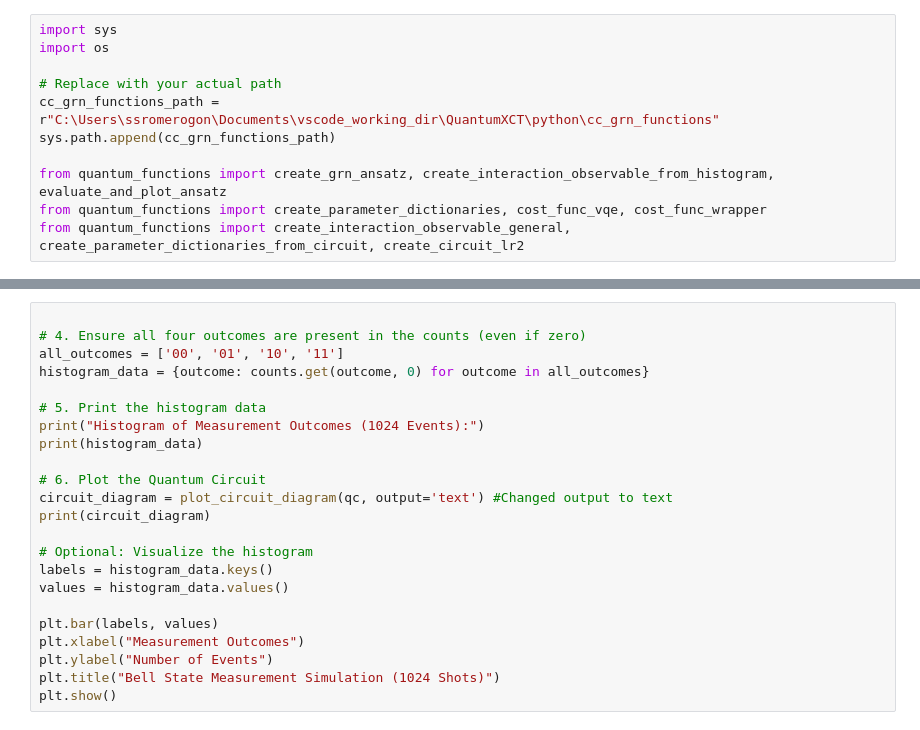
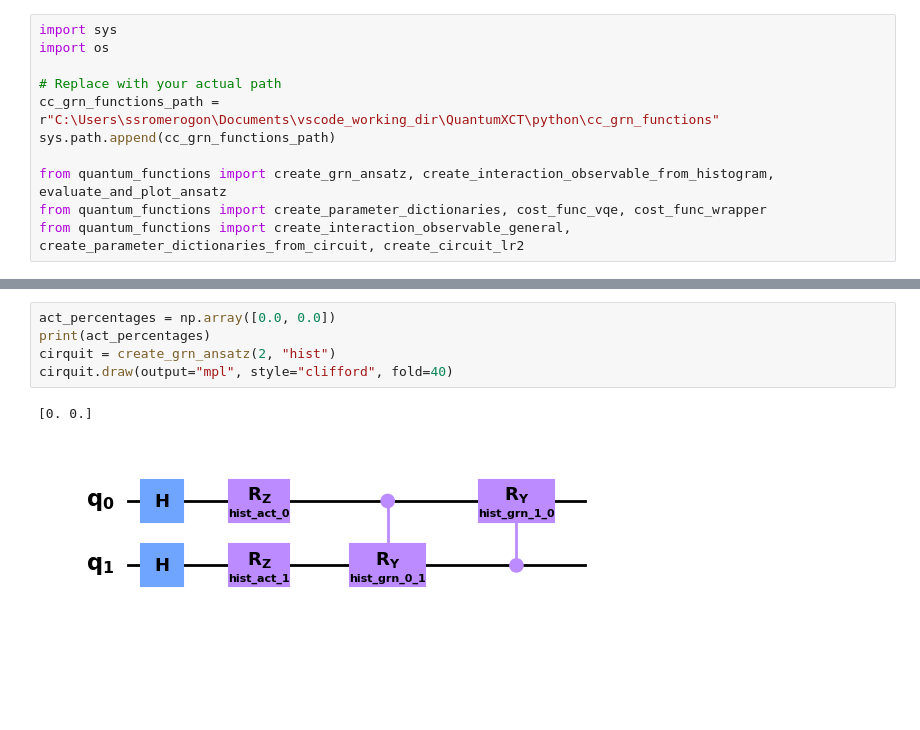
Before and after one commit to cailab-tamu/QuantumXCT, a Jupyter notebook: python/bell_dist_opt.ipynb, the cells around one changed output, grey strips where cells are left out. Cells and saved outputs as stored; diff of their text form; blank space fills up the shorter version.

```diff
--- a/python/bell_dist_opt.ipynb
+++ b/python/bell_dist_opt.ipynb
@@ -38,23 +58,8 @@ findfont: Font family ['DejaVu Sans Display'] not found. Falling back to DejaVu
 # %%
-
-# 4. Ensure all four outcomes are present in the counts (even if zero)
-all_outcomes = ['00', '01', '10', '11']
-histogram_data = {outcome: counts.get(outcome, 0) for outcome in all_outcomes}
-
-# 5. Print the histogram data
-print("Histogram of Measurement Outcomes (1024 Events):")
-print(histogram_data)
-
-# 6. Plot the Quantum Circuit
-circuit_diagram = plot_circuit_diagram(qc, output='text') #Changed output to text
-print(circuit_diagram)
-
-# Optional: Visualize the histogram
-labels = histogram_data.keys()
-values = histogram_data.values()
-
-plt.bar(labels, values)
-plt.xlabel("Measurement Outcomes")
-plt.ylabel("Number of Events")
-plt.title("Bell State Measurement Simulation (1024 Shots)")
-plt.show()
+act_percentages = np.array([0.0, 0.0])
+print(act_percentages)
+cirquit = create_grn_ansatz(2, "hist")
+cirquit.draw(output="mpl", style="clifford", fold=40)
+# %% [output]
+[0. 0.]
+[figure, added]
```
Also changed, not shown: parts of 3 cells of this notebook.
